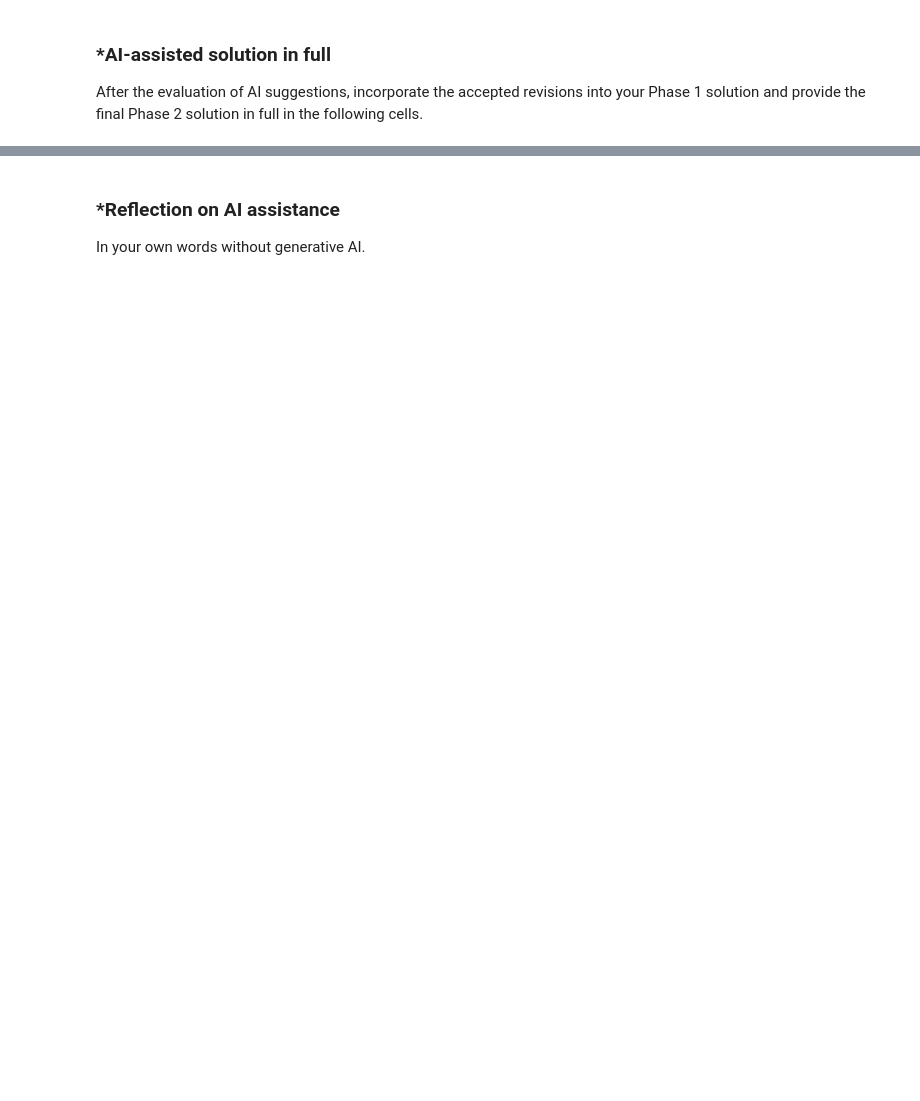
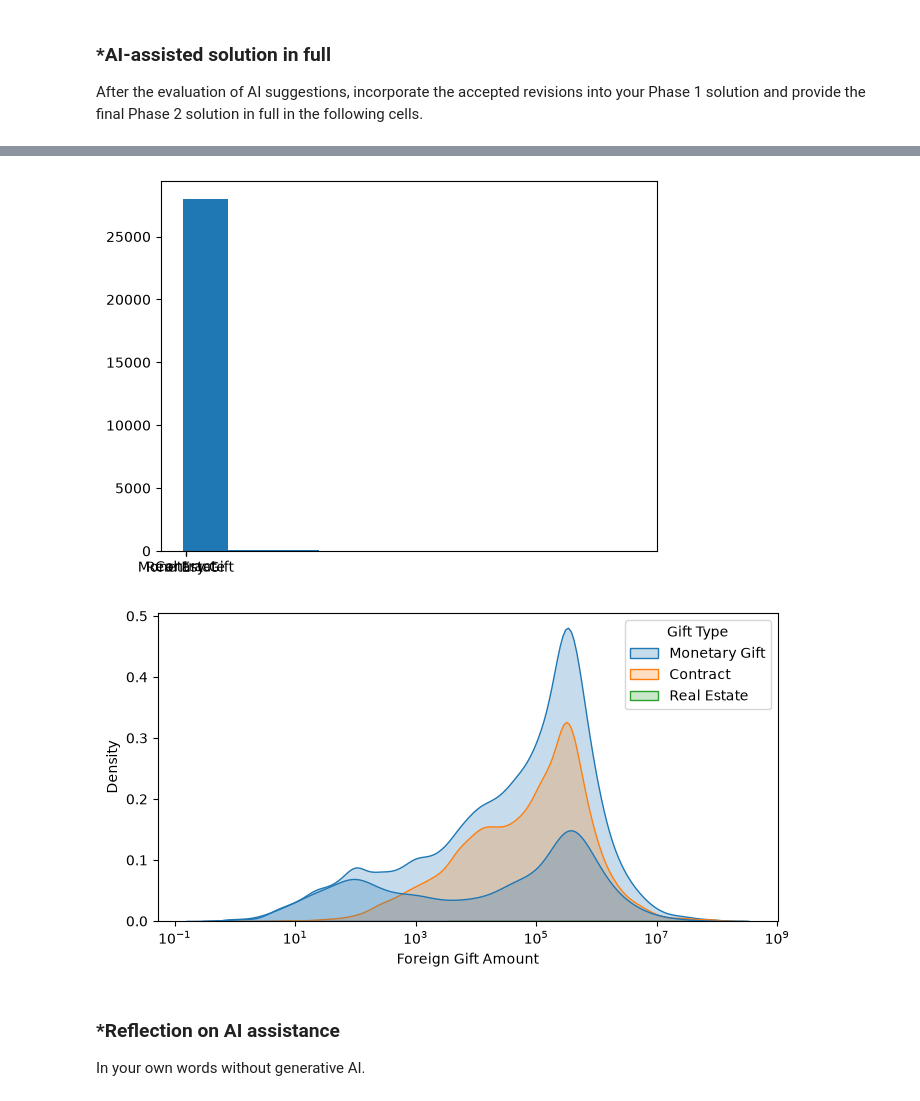
Before and after one commit to clairemcginn05/A02-eda-and-visualization, a Jupyter notebook: notebook.ipynb, the cells around one changed output, grey strips where cells are left out. Cells and saved outputs as stored; diff of their text form; code cells hidden in the pictures; blank space fills up the shorter version.

Commit message:
Phase 2

```diff
--- a/notebook.ipynb
+++ b/notebook.ipynb
@@ -148,0 +269,77 @@ After the evaluation of AI suggestions, incorporate the accepted revisions into
+# %%
+# My corrected calculations for #1 are uploaded in my GitHub repo as A2 Q1 Phase 2 Revised Answers
+
+#2.1
+import numpy as np
+import pandas as pd
+import matplotlib.pyplot as plt
+
+df = pd.read_csv('./data/ForeignGifts_edu.csv')
+#df_foreign_gifts = df['Foreign Gifts']
+#2.2
+value1 = "Foreign Gift Amount"
+df_foreign_gift_amount = df["Foreign Gift Amount"]
+df["Foreign Gift Amount"].hist(grid=False)
+df["Foreign Gift Amount"].describe()
+#The variable Foreign Gift Amount occrs 28221 times. It is an interger value.
+
+#2.3
+value2 = "Gift Type"
+df_gift_type = df["Gift Type"]
+df["Gift Type"].hist(grid=False)
+df["Gift Type"].value_counts(normalize=True)
+#61% of 0.61 of the gift are Contracts, 38% or 0.38 are Monetary Gifts, and 0.04% or 0.0004 are Real Estate
+
+#2.4
+import pandas as pd
+import numpy as np
+import seaborn as sns
+import matplotlib.pyplot as plt
+
+#df[df['Foreign Gift Amount'] <= 0]#.counts()
+#df['Foreign Gift Amount'].np.log(df['Foreign Gift Amount'])
+
+df_new = df[df["Foreign Gift Amount"] > 0].copy()
+#df_new["Foreign Gift Amount"] = np.log(df_new["Foreign Gift Amount"])
+#sns.kdeplot(data=np.log(df['Foreign Gift Amount']),log_scale=True, fill=True)
+plt.figure(figsize=(8, 4))
+sns.kdeplot(
+    data=df_new,
+    x="Foreign Gift Amount",
+    log_scale=True,
+    fill=True)
+
+sns.kdeplot(
+    data=df,
+    log_scale=True,
+    x="Foreign Gift Amount",
+    hue="Gift Type",
+    fill=True)
+#I noticed that the Contracts curve closesly resembled the curve of the overall Foregin Gift Amount
+
+#2.5
+top15_country_count = (
+    df.groupby("Country of Giftor")["Foreign Gift Amount"]
+    .count()
+    .sort_values(ascending=False)
+    .head(15)
+)
+print(top15_country_count)
+top15_country_amount = (
+    df.groupby("Country of Giftor")["Foreign Gift Amount"]
+    .sum()
+    .sort_values(ascending=False)
+    .head(15)
+)
+print(top15_country_amount)
+
+#2.6
+top_giftors = (
+    df.groupby('Giftor Name')["Foreign Gift Amount"]
+    .sum()
+    .sort_values(ascending=False)
+    .head(10)
+)
+print(top_giftors)
+#Some of the giftors who provide the most money include The Qatar Foundation, Anonymous, and Saudi Arabian Cultural Mission
+# %% [output]
@@ -149,3 +363,5 @@ After the evaluation of AI suggestions, incorporate the accepted revisions into
+[figure, added]
+[figure, added]
 # %% [markdown]
 ### *Reflection on AI assistance
 In your own words without generative AI.
```
Also changed, not shown: parts of 12 cells of this notebook.
